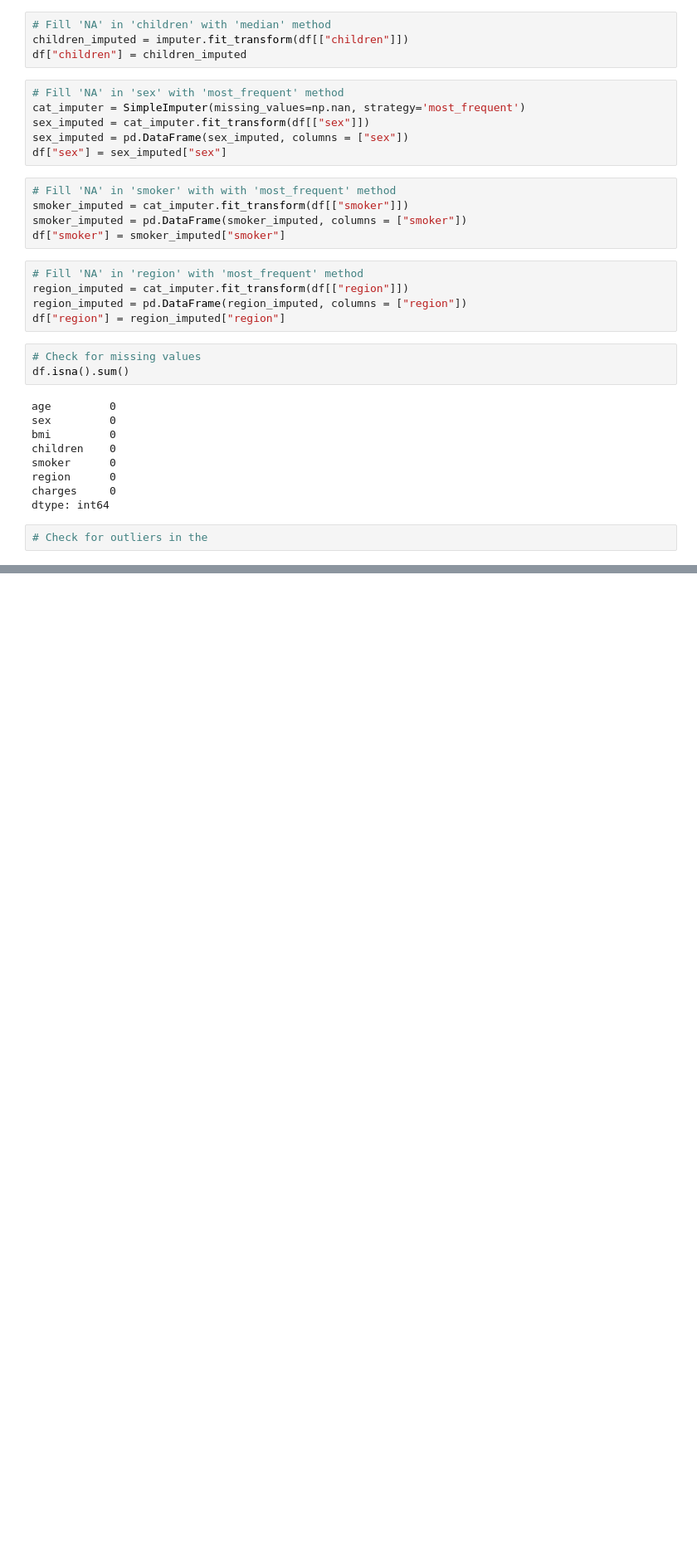
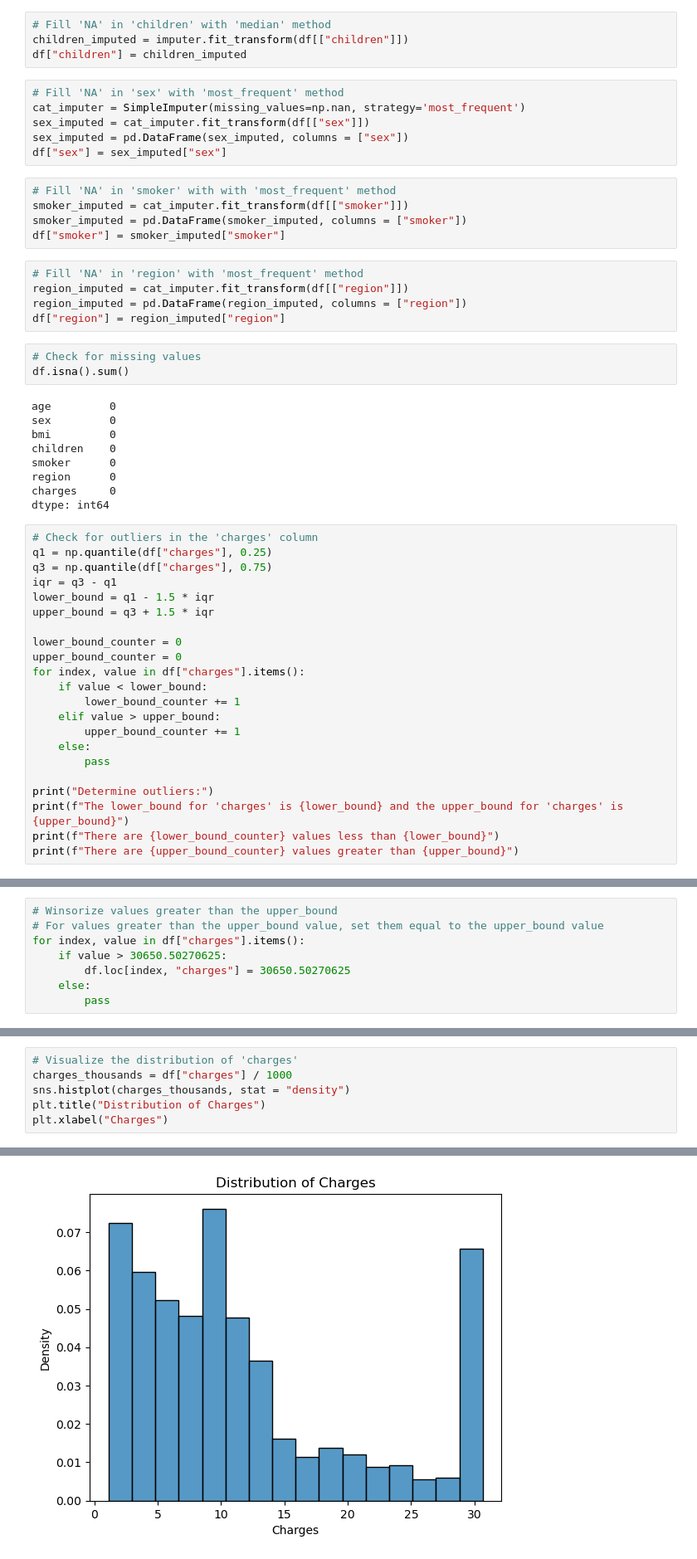
Before and after one commit to uyenhoang99/Real-World-Projects, a Jupyter notebook: Python/from_data_to_dollars_predicting_insurance_charges.ipynb, the cells around one changed output, grey strips where cells are left out. Shown at 83% size. Drawn from its saved outputs; the diff is of its cells as text; blank space fills up the shorter version.

```diff
--- a/Python/from_data_to_dollars_predicting_insurance_charges.ipynb
+++ b/Python/from_data_to_dollars_predicting_insurance_charges.ipynb
@@ -362,4 +364,24 @@ region      0
 charges     0
 dtype: int64
 # %%
-# Check for outliers in the
+# Check for outliers in the 'charges' column
+q1 = np.quantile(df["charges"], 0.25)
+q3 = np.quantile(df["charges"], 0.75)
+iqr = q3 - q1
+lower_bound = q1 - 1.5 * iqr
+upper_bound = q3 + 1.5 * iqr
+
+lower_bound_counter = 0
+upper_bound_counter = 0
+for index, value in df["charges"].items():
+    if value < lower_bound:
+        lower_bound_counter += 1
+    elif value > upper_bound:
+        upper_bound_counter += 1
+    else:
+        pass
+
+print("Determine outliers:")
+print(f"The lower_bound for 'charges' is {lower_bound} and the upper_bound for 'charges' is {upper_bound}")
+print(f"There are {lower_bound_counter} values less than {lower_bound}")
+print(f"There are {upper_bound_counter} values greater than {upper_bound}")
@@ -365,0 +393,8 @@ dtype: int64
+# %%
+# Winsorize values greater than the upper_bound
+# For values greater than the upper_bound value, set them equal to the upper_bound value
+for index, value in df["charges"].items():
+    if value > 30650.50270625:
+        df.loc[index, "charges"] = 30650.50270625
+    else:
+        pass
@@ -365,0 +410,7 @@ dtype: int64
+# %%
+# Visualize the distribution of 'charges'
+charges_thousands = df["charges"] / 1000
+sns.histplot(charges_thousands, stat = "density")
+plt.title("Distribution of Charges")
+plt.xlabel("Charges")
+# %% [output]
@@ -365,0 +418 @@ dtype: int64
+[figure, added]
```
Also changed, not shown: parts of 8 cells of this notebook.
